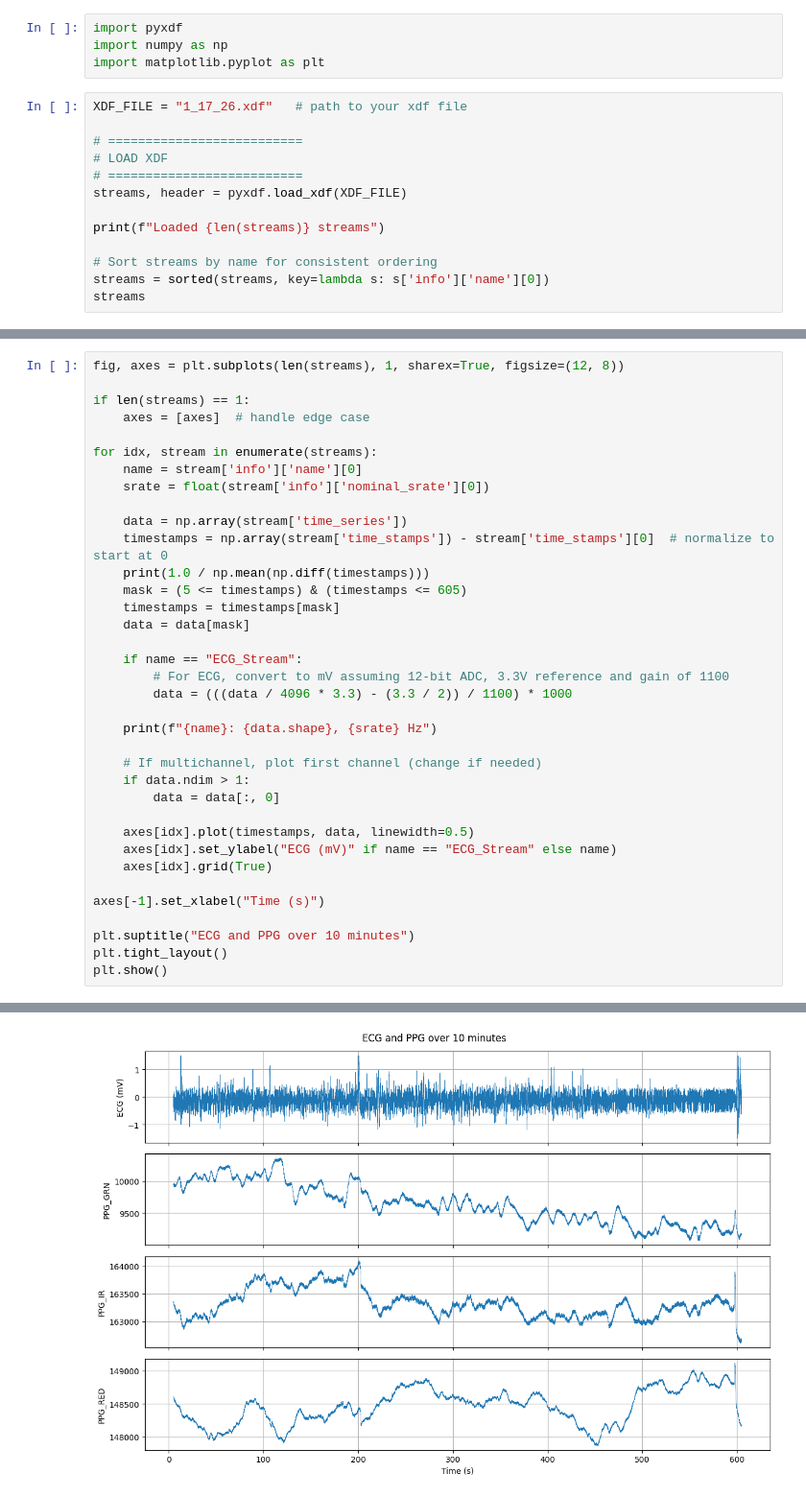
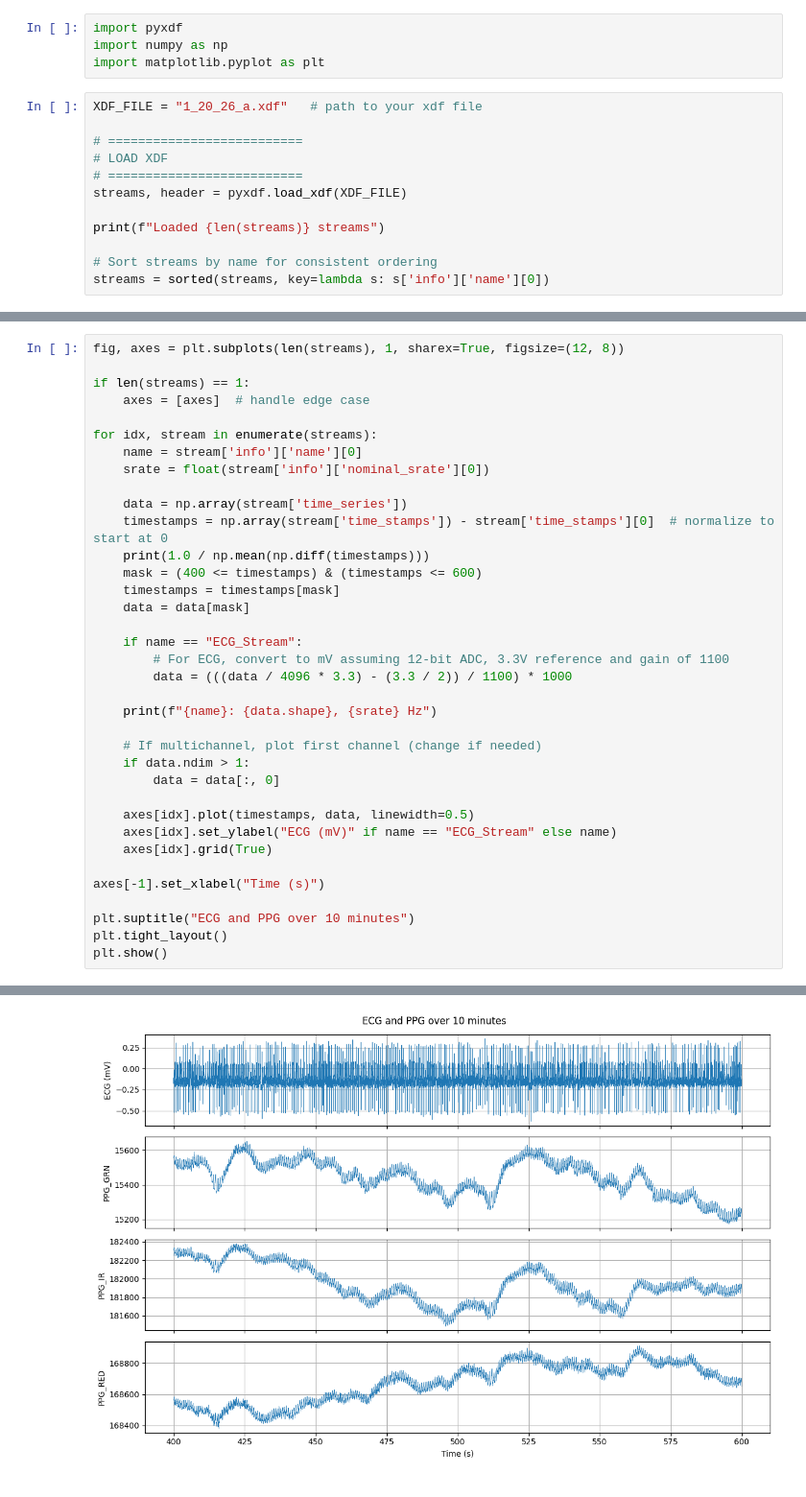
Before and after one commit to sanrav2016/AD8232-ECG-Validation, a Jupyter notebook: ecg_analysis.ipynb, the cells around one changed output, grey strips where cells are left out. Shown at 96% size. Drawn from its saved outputs; the diff is of its cells as text.

```diff
--- a/ecg_analysis.ipynb
+++ b/ecg_analysis.ipynb
@@ -3,7 +3,7 @@ import pyxdf
 import numpy as np
 import matplotlib.pyplot as plt
 # %%
-XDF_FILE = "1_17_26.xdf"   # path to your xdf file
+XDF_FILE = "1_20_26_a.xdf"   # path to your xdf file
 
 # ==========================
 # LOAD XDF
@@ -14,5 +14,4 @@ print(f"Loaded {len(streams)} streams")
 
 # Sort streams by name for consistent ordering
 streams = sorted(streams, key=lambda s: s['info']['name'][0])
-streams
 # %% [output]
@@ -48,7 +30,7 @@ for idx, stream in enumerate(streams):
     data = np.array(stream['time_series'])
     timestamps = np.array(stream['time_stamps']) - stream['time_stamps'][0]  # normalize to start at 0
     print(1.0 / np.mean(np.diff(timestamps)))
-    mask = (5 <= timestamps) & (timestamps <= 605)
+    mask = (400 <= timestamps) & (timestamps <= 600)
     timestamps = timestamps[mask]
     data = data[mask]
 
@@ -83,4 +65,4 @@ PPG_RED: (14992, 1), 25.0 Hz
-[figure, old version]
+[figure, new version]
 # %%
 import neurokit2 as nk
 
```
Also changed, not shown: parts of 16 cells of this notebook, 2 other files.
